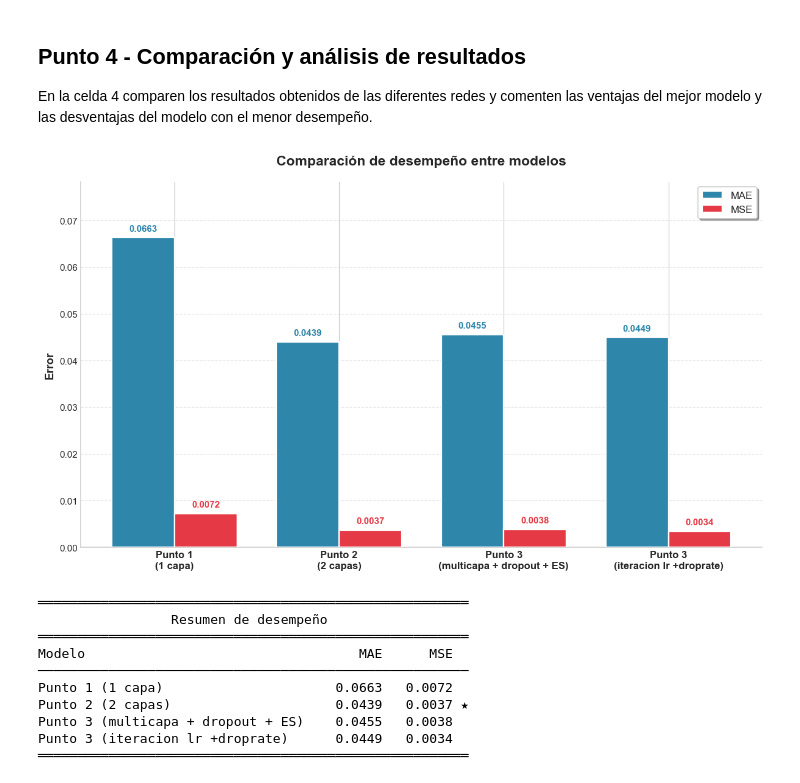
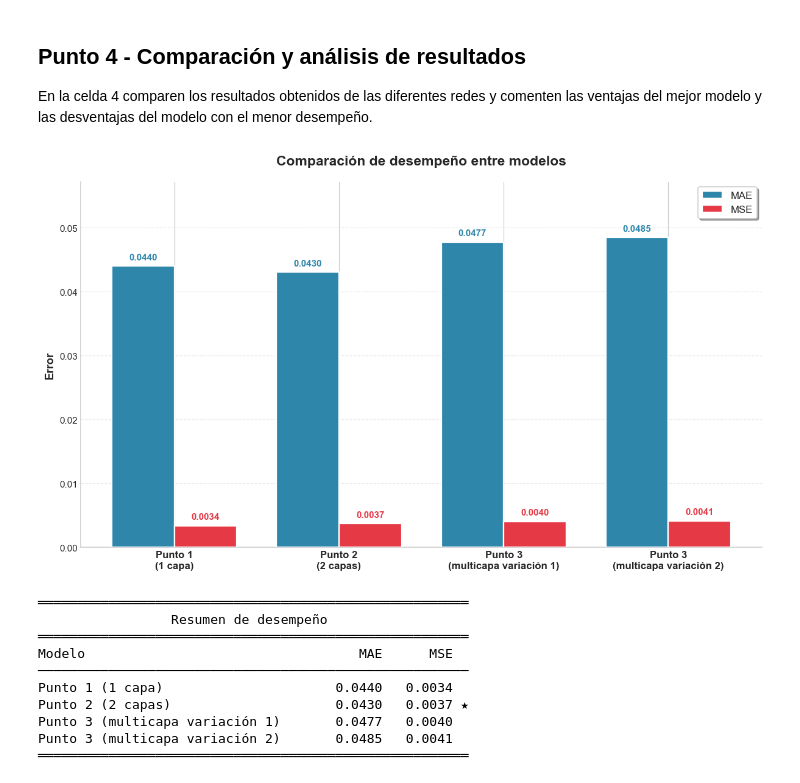
Before and after one commit to JohanManjarresMIAD/JohanManjarresMIAD-JohanManjarresMIAD-MIAD_ML_NLP_2026-Grupo_26, a Jupyter notebook: Semana 6/S6TC1-Redes_Neuronales_V2.ipynb, the cells around one changed output. Saved outputs shown, nothing was run; the diff lists cells and outputs as text; code cells hidden in the pictures.

Commit message:
Finalización taller

```diff
--- a/Semana 6/S6TC1-Redes_Neuronales_V2.ipynb
+++ b/Semana 6/S6TC1-Redes_Neuronales_V2.ipynb
@@ -62,11 +67,11 @@ xTrain, xTest, yTrain, yTest = train_test_split(X,Y,test_size=0.3, random_state=
 # %%
 #Escalamiento de los datos
 scaler = StandardScaler()
-scaler.fit(X)
+scaler.fit(xTrain)
 
-# Transformación de los set de entrenamiento y test
 X_train = pd.DataFrame(data=scaler.transform(xTrain), columns=xTrain.columns, index=xTrain.index)
-X_test = pd.DataFrame(data=scaler.transform(xTest), columns=xTest.columns, index=xTest.index)
+X_test  = pd.DataFrame(data=scaler.transform(xTest),  columns=xTest.columns,  index=xTest.index)
+
 
 X_train = np.array(X_train)
 Y_train = np.array(yTrain)
@@ -139,6 +158,7 @@ En la celda 2 creen una **red neuronal con dos capas** con la librería Keras, q
 # %%
 # Celda 2
 def crear_modelo_dos_capas(optimizer='adam', loss='mean_squared_error', num_neuronas=256):
+    tf.keras.utils.set_random_seed(SEED)
     model = Sequential()
     model.add(Dense(num_neuronas, input_shape=(dims,), activation='relu'))
     model.add(Dense(output_var, activation='sigmoid'))
@@ -149,16 +169,15 @@ model_wrapper_2_capas = KerasRegressor(model=crear_modelo_dos_capas, verbose=0)
 
 param_grid_2_capas = {
     'optimizer': ['adam', 'sgd', 'rmsprop'],
-    'loss': ['mean_squared_error', 'binary_crossentropy'],
     'epochs': [100, 150],
-    'model__num_neuronas': [128, 256]
+    'model__num_neuronas': [32, 64, 128,256]
 }
 
 grid_2_capas = GridSearchCV(estimator=model_wrapper_2_capas, param_grid=param_grid_2_capas, cv=3, scoring='neg_mean_absolute_error')
 grid_result_2_capas = grid_2_capas.fit(X_train, Y_train)
 
 best_config_2_capas = grid_result_2_capas.best_params_
-model_final_2_capas = crear_modelo_dos_capas(optimizer=best_config_2_capas['optimizer'], loss=best_config_2_capas['loss'], num_neuronas=best_config_2_capas['model__num_neuronas'])
+model_final_2_capas = crear_modelo_dos_capas(optimizer=best_config_2_capas['optimizer'], loss='mean_squared_error', num_neuronas=best_config_2_capas['model__num_neuronas'])
 model_final_2_capas.fit(X_train, Y_train, epochs=best_config_2_capas['epochs'], validation_data=(X_test, Y_test), verbose=1, callbacks=[PlotLossesKeras()])
 
 y_pred_2_capas = model_final_2_capas.predict(X_test)
@@ -189,6 +219,7 @@ En la celda 3 creen **una red neuronal con más de una capa con la librería Ker
 # %%
 # Celda 3
 def crear_modelo_multi_capa(optimizer='adam', loss='mean_squared_error', num_neuronas=256):
+    tf.keras.utils.set_random_seed(SEED)
     model = Sequential()
     model.add(Dense(num_neuronas, input_shape=(dims,), activation='relu'))
     model.add(Dropout(0.2))
@@ -203,10 +234,11 @@ def crear_modelo_multi_capa(optimizer='adam', loss='mean_squared_error', num_neu
 
 model_wrapper_multi = KerasRegressor(model=crear_modelo_multi_capa, verbose=0)
 
+
 param_grid_multi = {
     'optimizer': ['adam', 'sgd', 'rmsprop'],
-    'loss': ['mean_squared_error', 'binary_crossentropy'],
-    'model__num_neuronas': [128, 256]
+    'epochs': [100, 150],
+    'model__num_neuronas': [32, 64, 128,256]
 }
 
 early_stop = EarlyStopping(monitor='val_loss', patience=5, verbose=0)
@@ -217,7 +249,7 @@ grid_multi = GridSearchCV(estimator=model_wrapper_multi, param_grid=param_grid_m
 grid_result_multi = grid_multi.fit(X_train, Y_train, validation_data=(X_test, Y_test), callbacks=[early_stop])
 best_config_multi = grid_result_multi.best_params_
 
-model_final_multi = crear_modelo_multi_capa(optimizer=best_config_multi['optimizer'], loss=best_config_multi['loss'], num_neuronas=best_config_multi['model__num_neuronas'])
+model_final_multi = crear_modelo_multi_capa(optimizer=best_config_multi['optimizer'], loss='mean_squared_error', num_neuronas=best_config_multi['model__num_neuronas'])
 model_final_multi.fit(X_train, Y_train, epochs=300, validation_data=(X_test, Y_test), verbose=1, callbacks=[best_model, early_stop, PlotLossesKeras()])
 mejor_modelo = load_model('best_model.h5')
 
@@ -339,7 +388,7 @@ Error Cuadrático Medio (MSE): 0.0034
 En la celda 4 comparen los resultados obtenidos de las diferentes redes y comenten las ventajas del mejor modelo y las desventajas del modelo con el menor desempeño.
 # %%
 # Celda 4
-modelos = ['Punto 1\n(1 capa)', 'Punto 2\n(2 capas)', 'Punto 3\n(multicapa + dropout + ES)', 'Punto 3\n(iteracion lr +droprate)']
+modelos = ['Punto 1\n(1 capa)', 'Punto 2\n(2 capas)', 'Punto 3\n(multicapa variación 1)', 'Punto 3\n(multicapa variación 2)']
 mae_vals = [mae, mae_2_capas, mae_multi,mae_multi2]
 mse_vals = [mse, mse_2_capas, mse_multi,mse_multi2]
 mejor_idx = int(np.argmin(mae_vals))
@@ -371,42 +420,42 @@ ax.spines['top'].set_visible(False)
 ax.spines['right'].set_visible(False)
 ax.tick_params(axis='y', labelsize=10)
 ax.set_ylim(0, max(max(mae_vals), max(mse_vals)) * 1.18)
 
 
 for barras, color in [(barras_mae, color_mae), (barras_mse, color_mse)]:
     for b in barras:
         h = b.get_height()
         ax.annotate(f'{h:.4f}',
                     xy=(b.get_x() + b.get_width() / 2, h),
                     xytext=(0, 5), textcoords='offset points',
                     ha='center', va='bottom',
                     fontsize=10, fontweight='bold', color=color)
 
 
 plt.tight_layout()
 plt.show()
 
 # Tabla resumen
 print("\n" + "═" * 55)
 print(f"{'Resumen de desempeño':^55}")
 print("═" * 55)
 print(f"{'Modelo':<35} {'MAE':>8} {'MSE':>8}")
 print("─" * 55)
 for nombre, m, s in zip(modelos, mae_vals, mse_vals):
     nombre_plano = nombre.replace('\n', ' ')
     marca = ' ★' if mae_vals.index(m) == mejor_idx else '  '
     print(f"{nombre_plano:<35} {m:>8.4f} {s:>8.4f}{marca}")
 print("═" * 55)
 # %% [output]
-[figure, old version]
+[figure, new version]
 ═══════════════════════════════════════════════════════
                  Resumen de desempeño
 ═══════════════════════════════════════════════════════
 Modelo                                   MAE      MSE
 ───────────────────────────────────────────────────────
-Punto 1 (1 capa)                      0.0663   0.0072
-Punto 2 (2 capas)                     0.0439   0.0037 ★
-Punto 3 (multicapa + dropout + ES)    0.0455   0.0038
-Punto 3 (iteracion lr +droprate)      0.0449   0.0034
+Punto 1 (1 capa)                      0.0440   0.0034
+Punto 2 (2 capas)                     0.0430   0.0037 ★
+Punto 3 (multicapa variación 1)       0.0477   0.0040
+Punto 3 (multicapa variación 2)       0.0485   0.0041
 ═══════════════════════════════════════════════════════
 # %%
```
Also changed, not shown: parts of 11 cells of this notebook, 2 other files.
